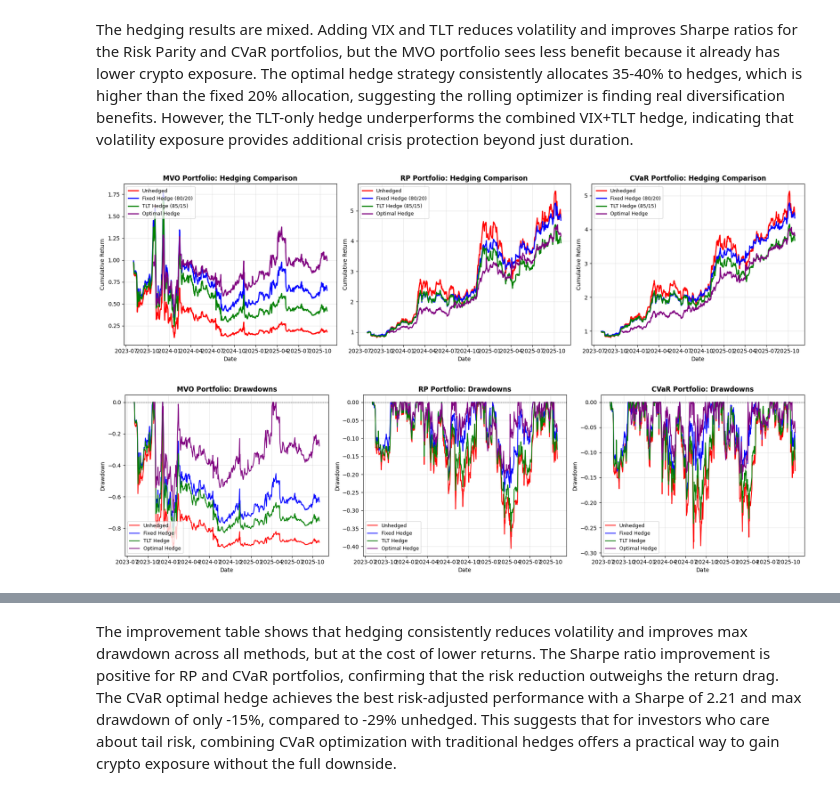
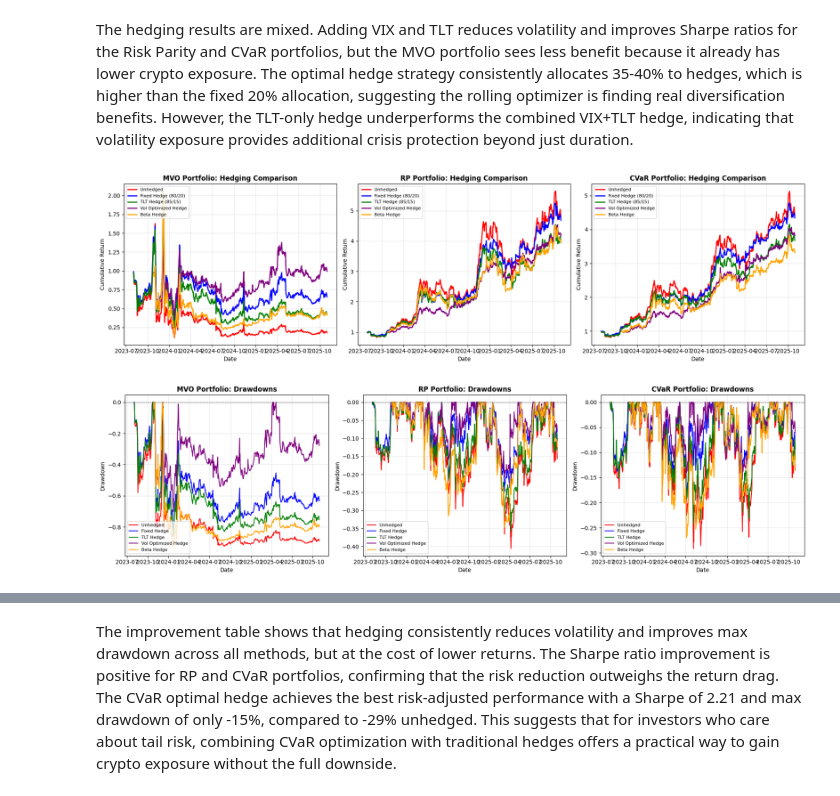
Before and after one commit to sahilnay/crypto-final-project-trad-crypto-assets, a Jupyter notebook: 5_portfolio_optimization/portfolio_optimization.ipynb, the cells around one changed output, grey strips where cells are left out. Drawn from its saved outputs; the diff is of its cells as text; code cells hidden in the pictures.

```diff
--- a/5_portfolio_optimization/portfolio_optimization.ipynb
+++ b/5_portfolio_optimization/portfolio_optimization.ipynb
@@ -521,39 +599,44 @@ The hedging results are mixed. Adding VIX and TLT reduces volatility and improve
 fig, axes = plt.subplots(1, 3, figsize=(18, 5))
 
 for idx, method in enumerate(['MVO', 'RP', 'CVaR']):
     ax = axes[idx]
 
     # Unhedged
     unhedged = all_crypto_portfolios[f'{method} Unhedged']
     cum_unhedged = (1 + unhedged).cumprod()
     ax.plot(cum_unhedged.index, cum_unhedged.values, label='Unhedged', linewidth=2, color='red')
 
     # Fixed Hedge
     fixed = all_crypto_portfolios[f'{method} Fixed Hedge']
     cum_fixed = (1 + fixed).cumprod()
     ax.plot(cum_fixed.index, cum_fixed.values, label='Fixed Hedge (80/20)', linewidth=2, color='blue')
 
     # TLT Hedge
     tlt = all_crypto_portfolios[f'{method} TLT Hedge']
     cum_tlt = (1 + tlt).cumprod()
     ax.plot(cum_tlt.index, cum_tlt.values, label='TLT Hedge (85/15)', linewidth=2, color='green')
 
-    # Optimal Hedge
-    optimal = all_crypto_portfolios[f'{method} Optimal Hedge']
-    cum_optimal = (1 + optimal).cumprod()
-    ax.plot(cum_optimal.index, cum_optimal.values, label='Optimal Hedge', linewidth=2, color='purple')
+    # Vol Optimized Hedge
+    vol_opt = all_crypto_portfolios[f'{method} Vol Optimized Hedge']
+    cum_vol_opt = (1 + vol_opt).cumprod()
+    ax.plot(cum_vol_opt.index, cum_vol_opt.values, label='Vol Optimized Hedge', linewidth=2, color='purple')
+
+    # Beta Hedge
+    beta = all_crypto_portfolios[f'{method} Beta Hedge']
+    cum_beta = (1 + beta).cumprod()
+    ax.plot(cum_beta.index, cum_beta.values, label='Beta Hedge', linewidth=2, color='orange')
 
     ax.set_title(f'{method} Portfolio: Hedging Comparison', fontsize=12, fontweight='bold')
     ax.set_xlabel('Date')
     ax.set_ylabel('Cumulative Return')
-    ax.legend(loc='upper left', fontsize=9)
+    ax.legend(loc='upper left', fontsize=8)
     ax.grid(True, alpha=0.3)
 
 plt.tight_layout()
 plt.savefig(os.path.join(FIG_DIR, 'hedged_equity_curves_by_method.png'), dpi=300, bbox_inches='tight')
 plt.show()
 # %% [output]
-[figure, old version]
+[figure, new version]
 # %%
 fig, axes = plt.subplots(1, 3, figsize=(18, 5))
 
@@ -561,7 +644,8 @@ for idx, method in enumerate(['MVO', 'RP', 'CVaR']):
     ax = axes[idx]
 
     for hedge_type, color in [('Unhedged', 'red'), ('Fixed Hedge', 'blue'),
-                               ('TLT Hedge', 'green'), ('Optimal Hedge', 'purple')]:
+                               ('TLT Hedge', 'green'), ('Vol Optimized Hedge', 'purple'),
+                               ('Beta Hedge', 'orange')]:
         rets = all_crypto_portfolios[f'{method} {hedge_type}']
         cum_ret = (1 + rets).cumprod()
         running_max = cum_ret.cummax()
@@ -571,7 +655,7 @@ for idx, method in enumerate(['MVO', 'RP', 'CVaR']):
     ax.set_title(f'{method} Portfolio: Drawdowns', fontsize=12, fontweight='bold')
     ax.set_xlabel('Date')
     ax.set_ylabel('Drawdown')
-    ax.legend(loc='lower left', fontsize=9)
+    ax.legend(loc='lower left', fontsize=8)
     ax.grid(True, alpha=0.3)
     ax.axhline(y=0, color='black', linestyle='--', linewidth=0.5)
 
@@ -579,5 +663,5 @@ plt.tight_layout()
 plt.savefig(os.path.join(FIG_DIR, 'hedged_drawdowns_by_method.png'), dpi=300, bbox_inches='tight')
 plt.show()
 # %% [output]
-[figure, old version]
+[figure, new version]
 # %%
```
Also changed, not shown: parts of 6 cells of this notebook, 7 other files.
